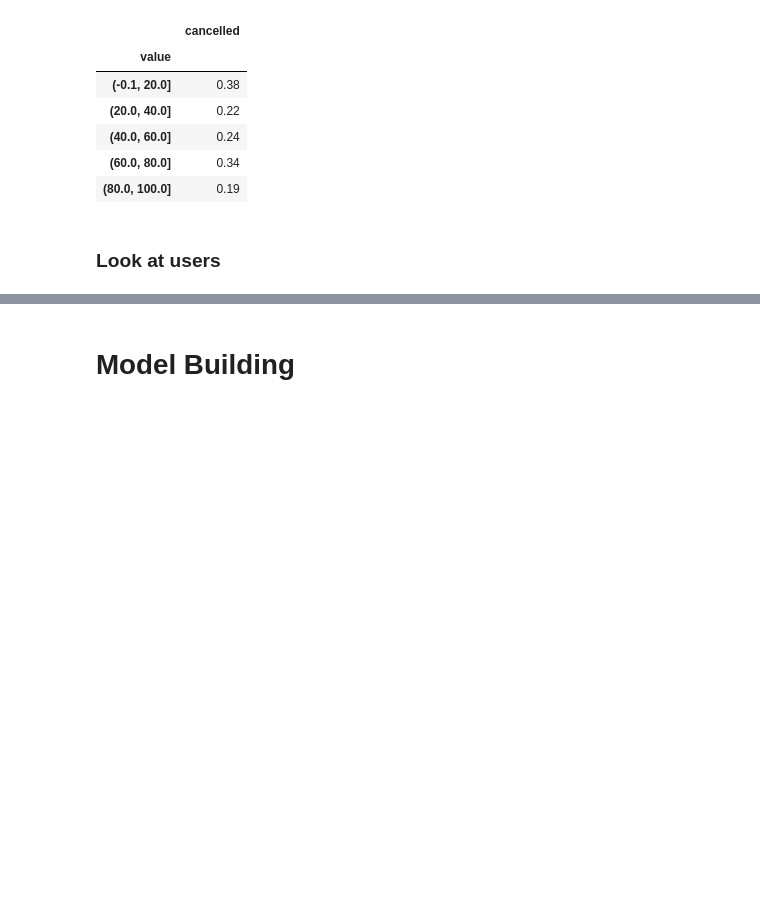
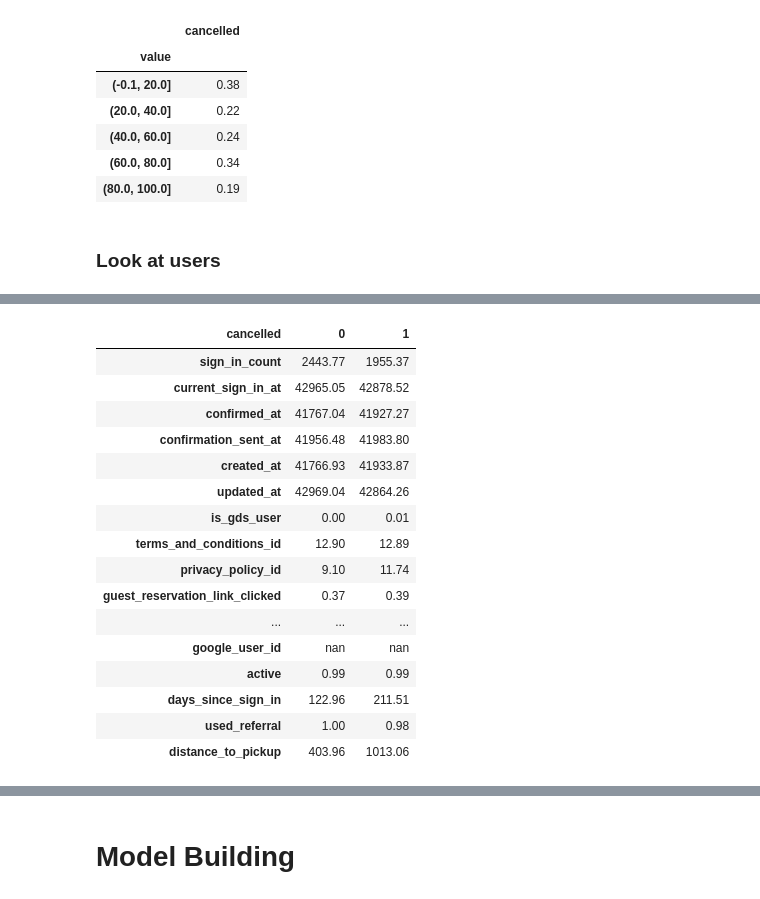
Before and after one commit to mengeling/silvercar-cancellation-predictor, a Jupyter notebook: EDA/silvercar.ipynb, the cells around one changed output, grey strips where cells are left out. Saved outputs shown, nothing was run; the diff lists cells and outputs as text; code cells hidden in the pictures; blank space fills up the shorter version.

```diff
--- a/EDA/silvercar.ipynb
+++ b/EDA/silvercar.ipynb
@@ -452,0 +574,20 @@ df_promos_new.groupby("value").mean()
+# %%
+df_users_new2.groupby("cancelled").mean().T
+# %% [output]
+| cancelled | 0 | 1 |
+| sign_in_count | 2443.77 | 1955.37 |
+| current_sign_in_at | 42965.05 | 42878.52 |
+| confirmed_at | 41767.04 | 41927.27 |
+| confirmation_sent_at | 41956.48 | 41983.80 |
+| created_at | 41766.93 | 41933.87 |
+| updated_at | 42969.04 | 42864.26 |
+| is_gds_user | 0.00 | 0.01 |
+| terms_and_conditions_id | 12.90 | 12.89 |
+| privacy_policy_id | 9.10 | 11.74 |
+| guest_reservation_link_clicked | 0.37 | 0.39 |
+| ... | ... | ... |
+| google_user_id | nan | nan |
+| active | 0.99 | 0.99 |
+| days_since_sign_in | 122.96 | 211.51 |
+| used_referral | 1.00 | 0.98 |
+| distance_to_pickup | 403.96 | 1013.06 |
```
Also changed, not shown: parts of 39 cells of this notebook.
